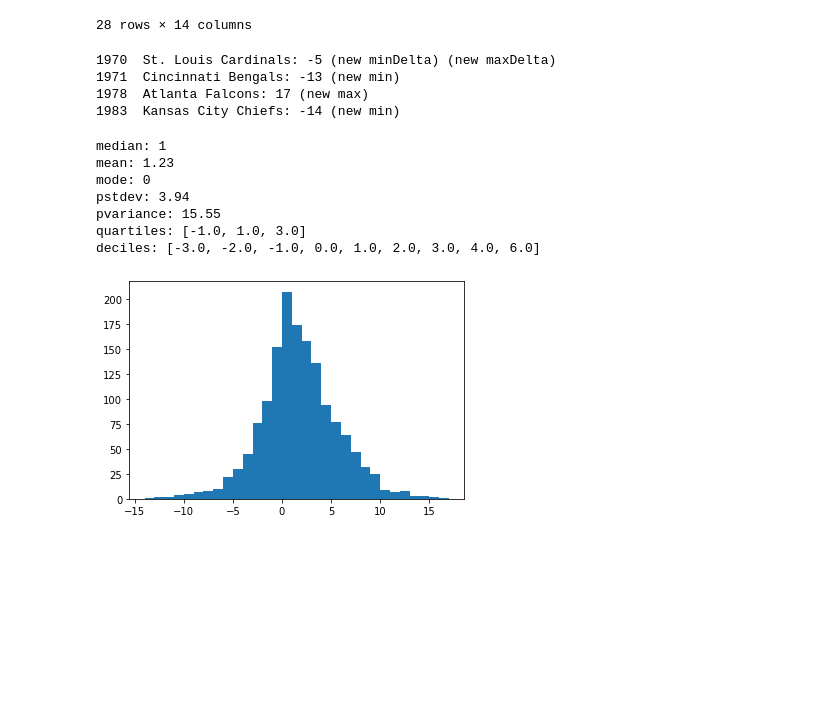
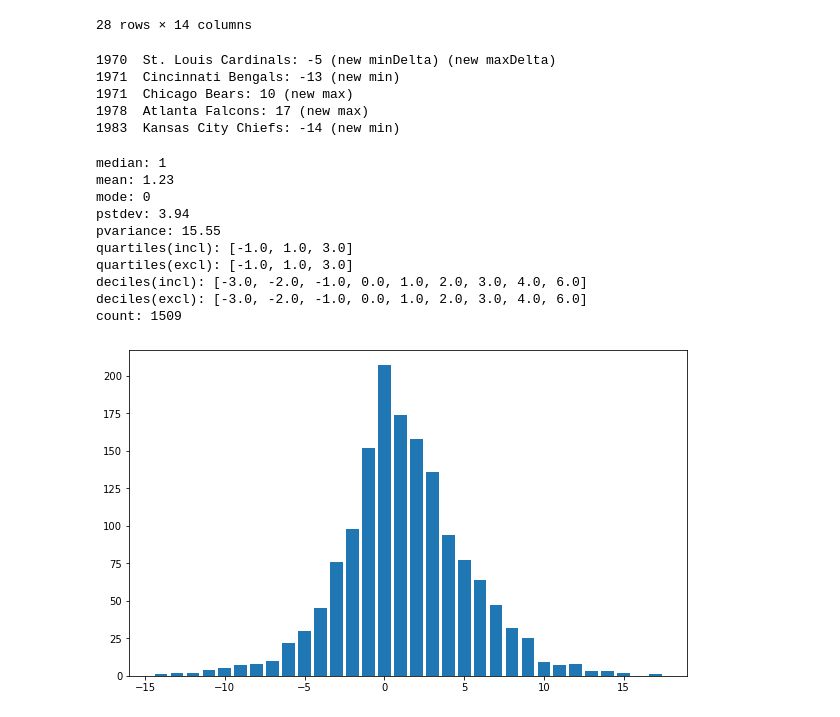
Before and after one commit to conner-mcnicholas/jupyter_notebooks, a Jupyter notebook: ScoreRatio vs WinRatio Correlation - NFL.ipynb, the cells around one changed output. Saved outputs shown, nothing was run; the diff lists cells and outputs as text; code cells hidden in the pictures; blank space fills up the shorter version.

```diff
--- a/ScoreRatio vs WinRatio Correlation - NFL.ipynb
+++ b/ScoreRatio vs WinRatio Correlation - NFL.ipynb
@@ -275,18 +276,16 @@ for year in range(1970, 2021):
         minYear = year
         maxYear = year
         print('%s %s: %s (new minDelta) (new maxDelta)' % (year,locMinTeam,round(minDelta,3)))
-    elif locMinDelta < minDelta:
+    if locMinDelta < minDelta:
         minDelta= locMinDelta
         minTeam = locMinTeam
         minYear = year
         print('%s %s: %s (new min)' % (year,locMinTeam,round(minDelta,3)))
-    elif locMaxDelta > maxDelta:
+    if locMaxDelta > maxDelta:
         maxDelta = locMaxDelta
         maxTeam = locMaxTeam
         maxYear = year
         print('%s %s: %s (new max)' % (year,locMaxTeam,round(maxDelta,3)))
-    else:
-        pass
 
     for d in x:
         deltaList.append(d)
@@ -295,6 +294,7 @@ deltaList=sorted(deltaList,reverse=False)
 # %% [output]
 1970  St. Louis Cardinals: -5 (new minDelta) (new maxDelta)
 1971  Cincinnati Bengals: -13 (new min)
+1971  Chicago Bears: 10 (new max)
 1978  Atlanta Falcons: 17 (new max)
 1983  Kansas City Chiefs: -14 (new min)
 # %%
@@ -304,20 +304,32 @@ print('mode: ' + str(statistics.mode(deltaList)))
 print('pstdev: ' + str(round(statistics.pstdev(deltaList),2)))
 print('pvariance: ' + str(round(statistics.pvariance(deltaList),2)))
 
+quartiles=[round(q, 1) for q in statistics.quantiles(deltaList, n=4, method='inclusive')]
+print('quartiles(incl): '+ str(quartiles))
 quartiles=[round(q, 1) for q in statistics.quantiles(deltaList, n=4)]
+print('quartiles(excl): '+ str(quartiles))
+deciles=[round(q, 1) for q in statistics.quantiles(deltaList, n=10, method='inclusive')]
+print('deciles(incl): '+ str(deciles))
 deciles=[round(q, 1) for q in statistics.quantiles(deltaList, n=10)]
-print('quartiles: '+ str(quartiles))
-print('deciles: '+ str(deciles))
-
-buck = len(set(deltaList))
-plt.hist(deltaList, buck)
-plt.show()
+print('deciles(excl): '+ str(deciles))
+print('count: ' + str(len(deltaList)))
 # %% [output]
 median: 1
 mean: 1.23
 mode: 0
 pstdev: 3.94
 pvariance: 15.55
-quartiles: [-1.0, 1.0, 3.0]
-deciles: [-3.0, -2.0, -1.0, 0.0, 1.0, 2.0, 3.0, 4.0, 6.0]
+quartiles(incl): [-1.0, 1.0, 3.0]
+quartiles(excl): [-1.0, 1.0, 3.0]
+deciles(incl): [-3.0, -2.0, -1.0, 0.0, 1.0, 2.0, 3.0, 4.0, 6.0]
+deciles(excl): [-3.0, -2.0, -1.0, 0.0, 1.0, 2.0, 3.0, 4.0, 6.0]
+count: 1509
-[figure, removed]
+# %%
+counter=collections.Counter(deltaList)
+dely = list(counter.values())
+delx = list(counter.keys())
+fig, ax = plt.subplots(figsize=(10, 6))
+ax.bar(delx,dely)
+plt.show()
+# %% [output]
+[figure, added]
```
Also changed, not shown: parts of 2 cells of this notebook, 3 other files.
